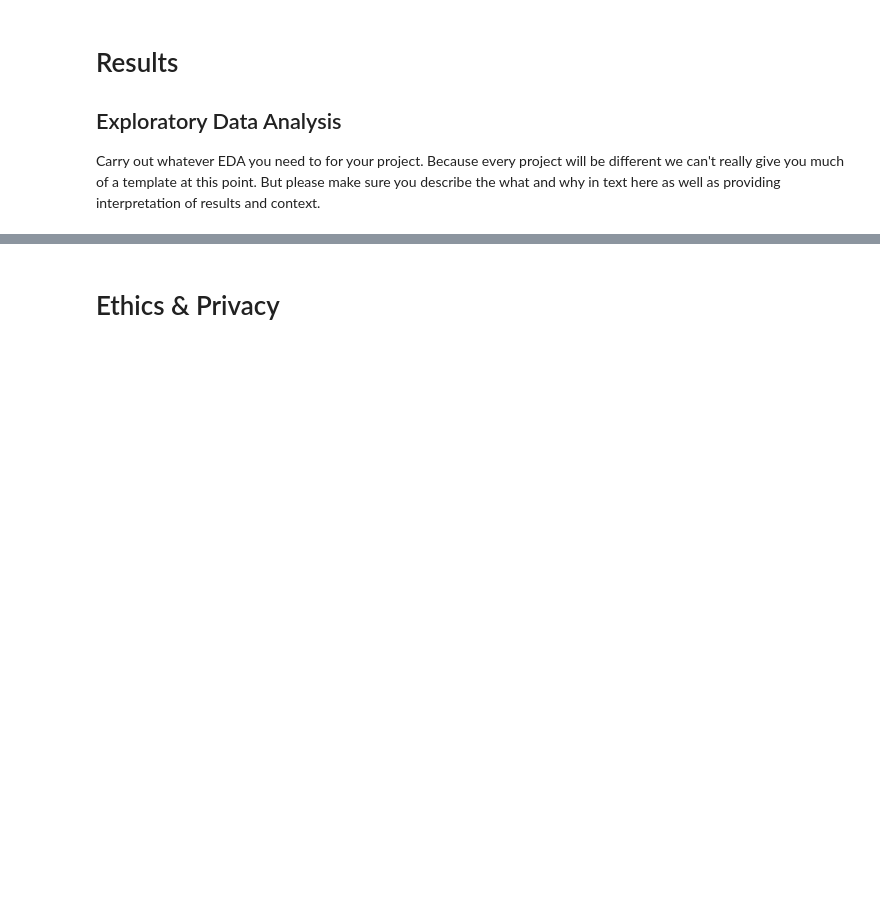
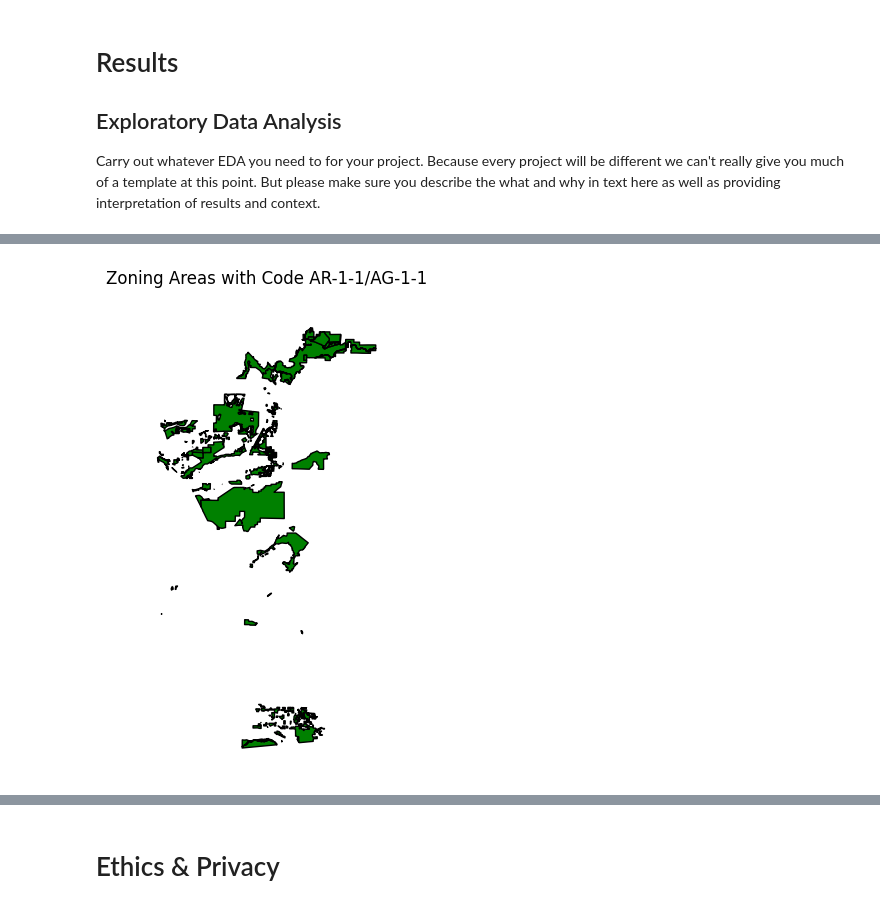
Before and after one commit to sudoYan/SD-Home-Value-Trend-Report, a Jupyter notebook: FinalProject_Group136_SP25.ipynb, the cells around one changed output, grey strips where cells are left out. Saved outputs shown, nothing was run; the diff lists cells and outputs as text; code cells hidden in the pictures; blank space fills up the shorter version.

```diff
--- a/FinalProject_Group136_SP25.ipynb
+++ b/FinalProject_Group136_SP25.ipynb
@@ -290,0 +366,9 @@ Some more words and stuff.  Remember notebooks work best if you interleave the c
+# %%
+zones = gpd.read_file("Zoning_Base_SD_shapefile/Zoning_Base_SD.shp")
+uncounted_zones = zones[zones["ZONE_NAME"].isin(["AR-1-1", "AG-1-1", "AR-1-2"])]
+uncounted_zones.plot(figsize=(6, 6), color="green", edgecolor="black")
+plt.title("Zoning Areas with Code AR-1-1/AG-1-1", fontsize=12)
+plt.axis("off")
+plt.show()
+# %% [output]
+[figure, added]
```
Also changed, not shown: parts of 86 cells of this notebook, 7 other files.
